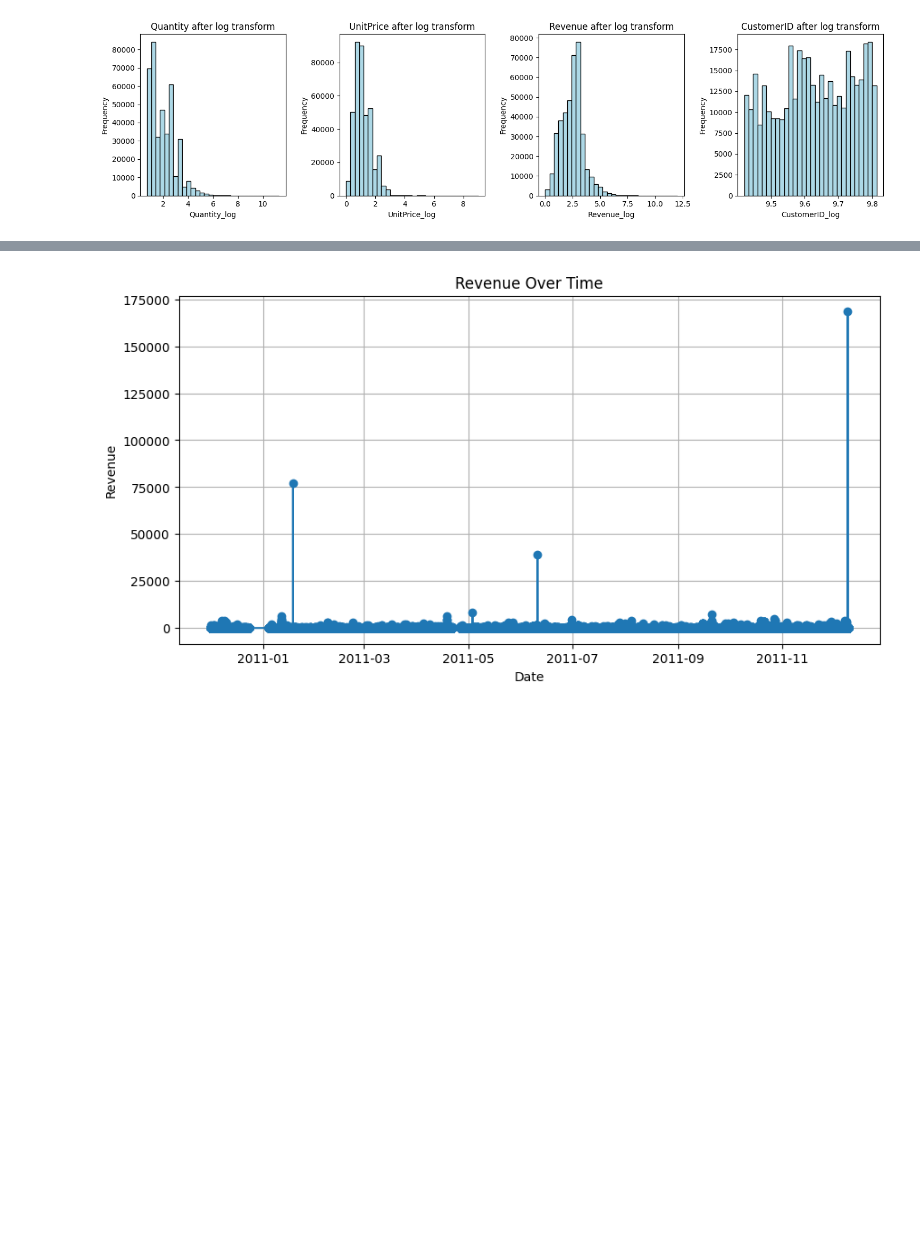
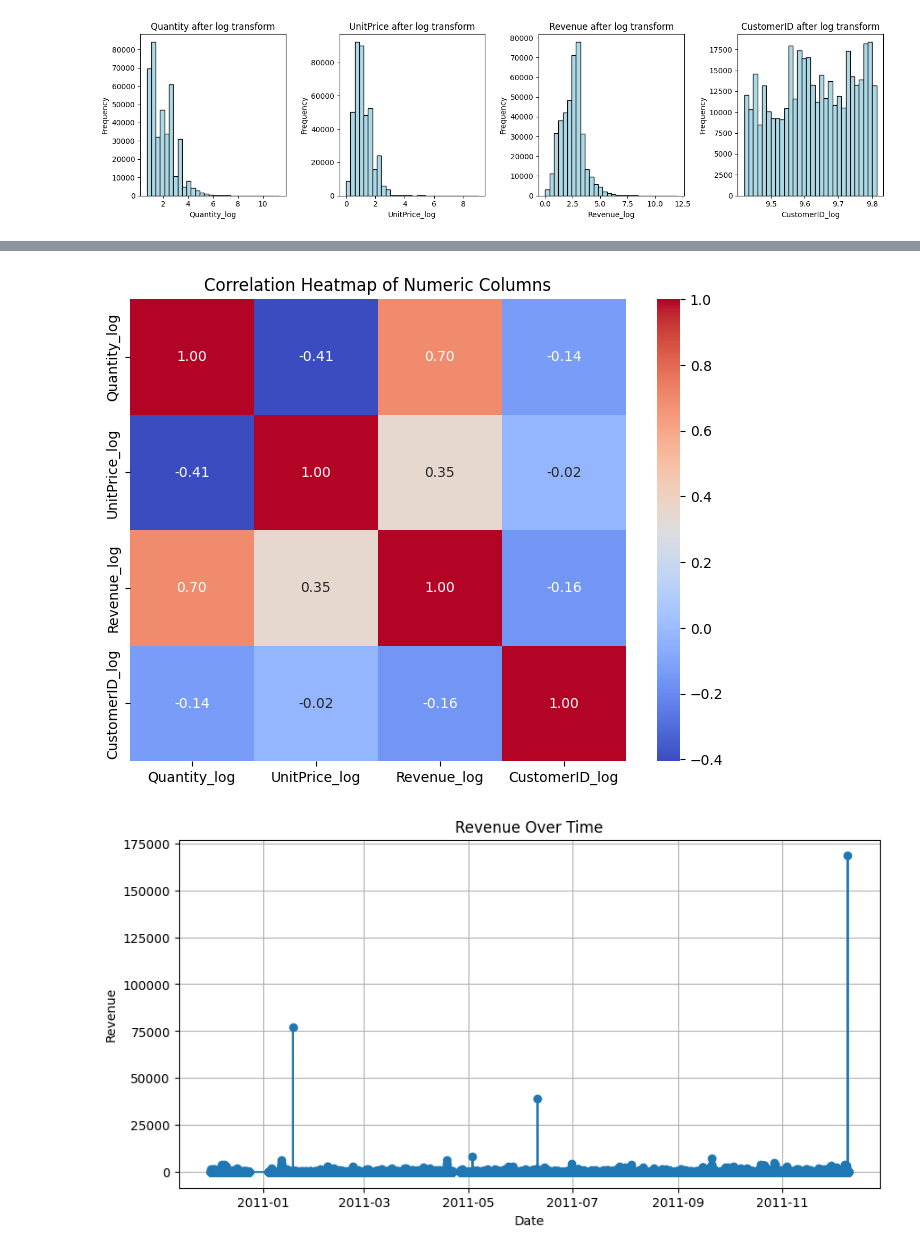
Before and after one commit to Sunmathi-A77/E-commerce---EDA, a Jupyter notebook: E-commerce EDA.ipynb, the cells around one changed output, grey strips where cells are left out. Cells and saved outputs as stored; diff of their text form; code cells hidden in the pictures; blank space fills up the shorter version.

```diff
--- a/E-commerce EDA.ipynb
+++ b/E-commerce EDA.ipynb
@@ -258,6 +258,16 @@ df.head()
 | 2 | 536365 | 84406B | CREAM CUPID HEARTS COAT HANGER | 8 | 2010-12-01 08:26:00 | 2.75 | 17850.0 | United Kingdom | 22.00 | ... |
 | 3 | 536365 | 84029G | KNITTED UNION FLAG HOT WATER BOTTLE | 6 | 2010-12-01 08:26:00 | 3.39 | 17850.0 | United Kingdom | 20.34 | ... |
 | 4 | 536365 | 84029E | RED WOOLLY HOTTIE WHITE HEART. | 6 | 2010-12-01 08:26:00 | 3.39 | 17850.0 | United Kingdom | 20.34 | ... |
+# %%
+numeric_cols = ['Quantity_log', 'UnitPrice_log', 'Revenue_log', 'CustomerID_log']
+corr = df[numeric_cols].corr()
+
+plt.figure(figsize=(8,6))
+sns.heatmap(corr, annot=True, fmt=".2f", cmap="coolwarm", cbar=True)
+plt.title("Correlation Heatmap of Numeric Columns")
+plt.show()
+# %% [output]
+[figure, added]
 # %%
 plt.figure(figsize=(10, 5))
 plt.plot(df['InvoiceDate'], df['Revenue'], marker='o', linestyle='-')
```
Also changed, not shown: parts of 1 cell of this notebook.
